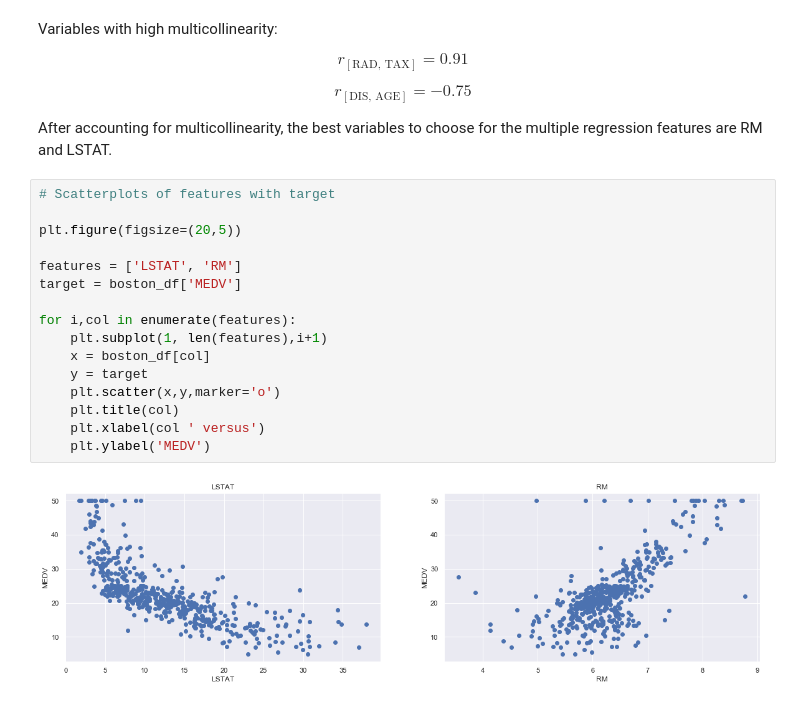
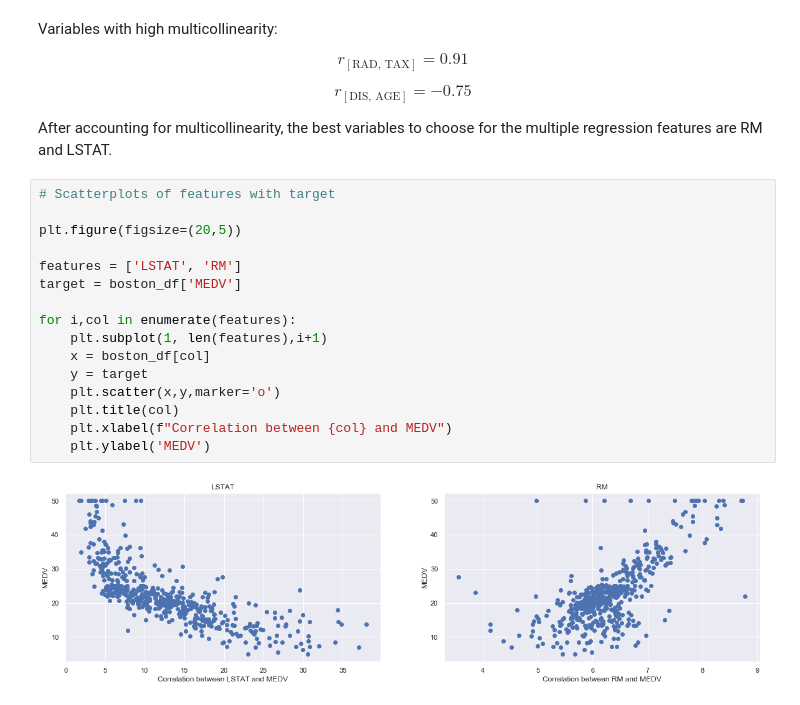
Before and after one commit to TheChanRProject/PieranDataAssistance, a Jupyter notebook: Manan/practical_exam_ds/Practical-Exam-Rishov.ipynb, the cells around one changed output. Cells and saved outputs as stored; diff of their text form.

```diff
--- a/Manan/practical_exam_ds/Practical-Exam-Rishov.ipynb
+++ b/Manan/practical_exam_ds/Practical-Exam-Rishov.ipynb
@@ -147,18 +147,18 @@ After accounting for multicollinearity, the best variables to choose for the mul
 # %%
 # Scatterplots of features with target
 
 plt.figure(figsize=(20,5))
 
 features = ['LSTAT', 'RM']
 target = boston_df['MEDV']
 
 for i,col in enumerate(features):
     plt.subplot(1, len(features),i+1)
     x = boston_df[col]
     y = target
     plt.scatter(x,y,marker='o')
     plt.title(col)
-    plt.xlabel(col ' versus')
+    plt.xlabel(f"Correlation between {col} and MEDV")
     plt.ylabel('MEDV')
 # %% [output]
-[figure, old version]
+[figure, new version]
```
Also changed, not shown: 2 other files.
